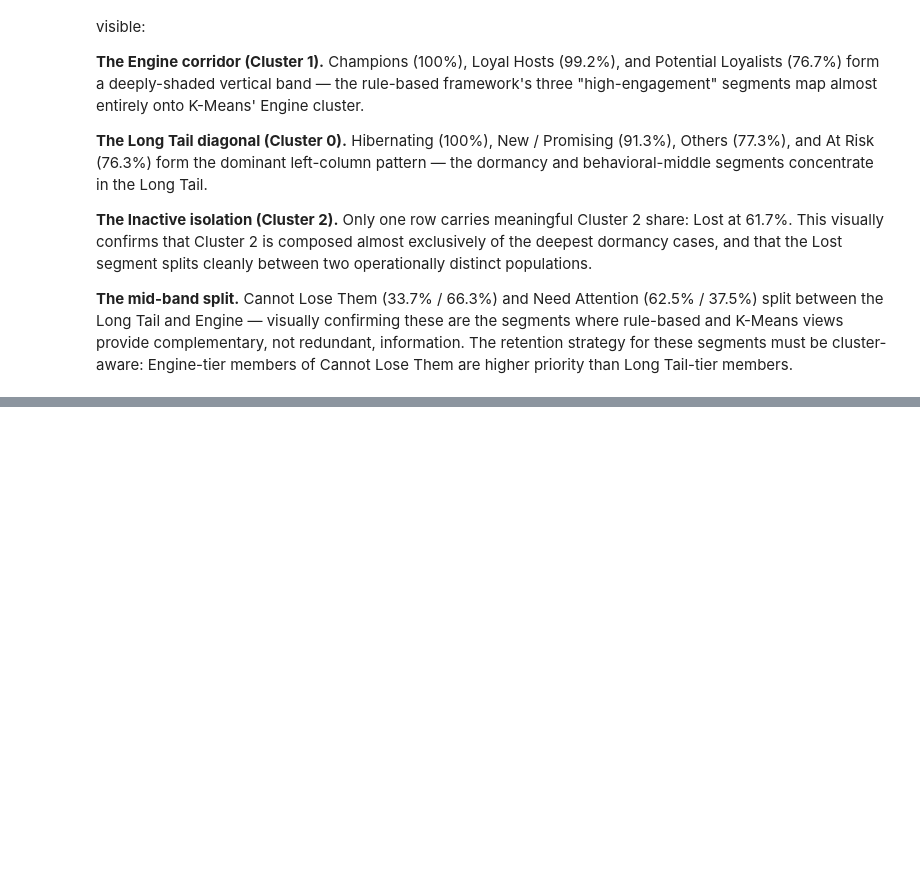
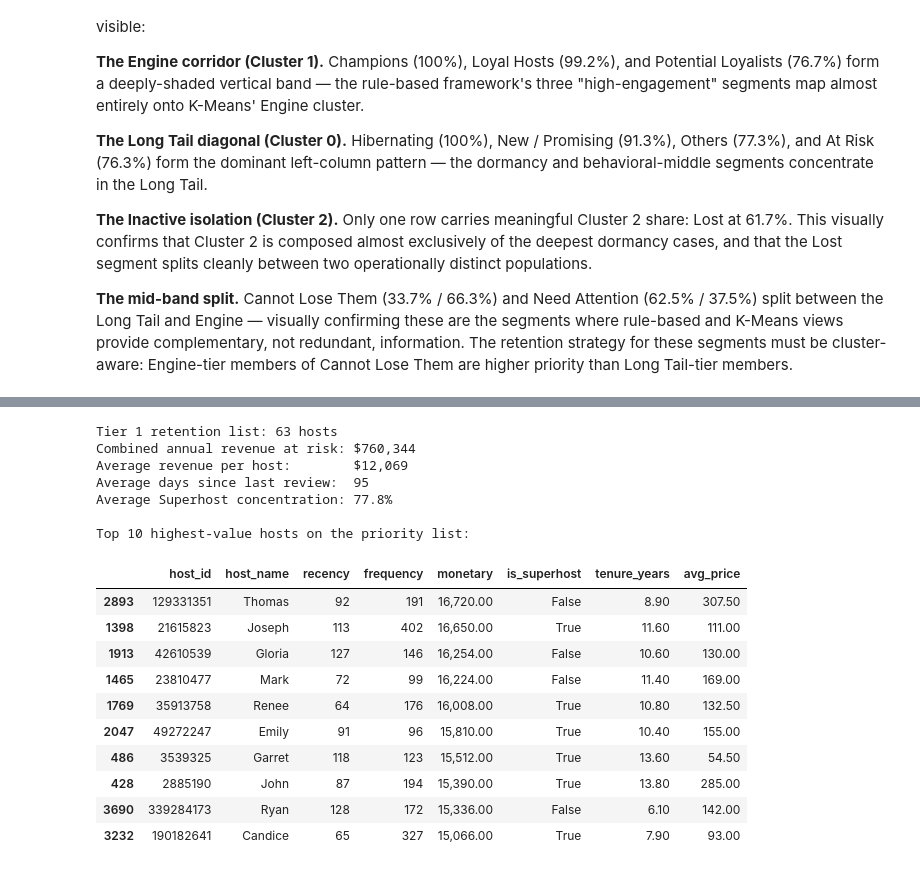
Before and after one commit to Cijan540/my-project-2-rfm-segmentation, a Jupyter notebook: rfm_analysis.ipynb, the cells around one changed output, grey strips where cells are left out. Saved outputs shown, nothing was run; the diff lists cells and outputs as text; code cells hidden in the pictures; blank space fills up the shorter version.

```diff
--- a/rfm_analysis.ipynb
+++ b/rfm_analysis.ipynb
@@ -1675,0 +1770,39 @@ The heatmap consolidates the cross-tabulation into a single scannable view. Thre
+# %%
+# Extract the specific list of 63 hosts that Pillar 1 Tier 1 recommends for direct outreach.
+# This converts the recommendation from an abstract priority into a deliverable artifact —
+# a target list a Customer Success team can act on immediately.
+
+retention_priority_t1 = rfm[
+    (rfm['segment'] == 'At Risk') &
+    (rfm['cluster'] == 1)
+].sort_values('monetary', ascending=False)
+
+print(f"Tier 1 retention list: {len(retention_priority_t1)} hosts")
+print(f"Combined annual revenue at risk: ${retention_priority_t1['monetary'].sum():,.0f}")
+print(f"Average revenue per host:        ${retention_priority_t1['monetary'].mean():,.0f}")
+print(f"Average days since last review:  {retention_priority_t1['recency'].mean():.0f}")
+print(f"Average Superhost concentration: {retention_priority_t1['is_superhost'].mean()*100:.1f}%")
+
+print(f"\nTop 10 highest-value hosts on the priority list:\n")
+retention_priority_t1[['host_id', 'host_name', 'recency', 'frequency',
+                        'monetary', 'is_superhost', 'tenure_years',
+                        'avg_price']].head(10)
+# %% [output]
+Tier 1 retention list: 63 hosts
+Combined annual revenue at risk: $760,344
+Average revenue per host:        $12,069
+Average days since last review:  95
+Average Superhost concentration: 77.8%
+
+Top 10 highest-value hosts on the priority list:
+|  | host_id | host_name | recency | frequency | monetary | is_superhost | tenure_years | avg_price |
+| 2893 | 129331351 | Thomas | 92 | 191 | 16,720.00 | False | 8.90 | 307.50 |
+| 1398 | 21615823 | Joseph | 113 | 402 | 16,650.00 | True | 11.60 | 111.00 |
+| 1913 | 42610539 | Gloria | 127 | 146 | 16,254.00 | False | 10.60 | 130.00 |
+| 1465 | 23810477 | Mark | 72 | 99 | 16,224.00 | False | 11.40 | 169.00 |
+| 1769 | 35913758 | Renee | 64 | 176 | 16,008.00 | True | 10.80 | 132.50 |
+| 2047 | 49272247 | Emily | 91 | 96 | 15,810.00 | True | 10.40 | 155.00 |
+| 486 | 3539325 | Garret | 118 | 123 | 15,512.00 | True | 13.60 | 54.50 |
+| 428 | 2885190 | John | 87 | 194 | 15,390.00 | True | 13.80 | 285.00 |
+| 3690 | 339284173 | Ryan | 128 | 172 | 15,336.00 | False | 6.10 | 142.00 |
+| 3232 | 190182641 | Candice | 65 | 327 | 15,066.00 | True | 7.90 | 93.00 |
```
Also changed, not shown: parts of 6 cells of this notebook, 1 other file.
